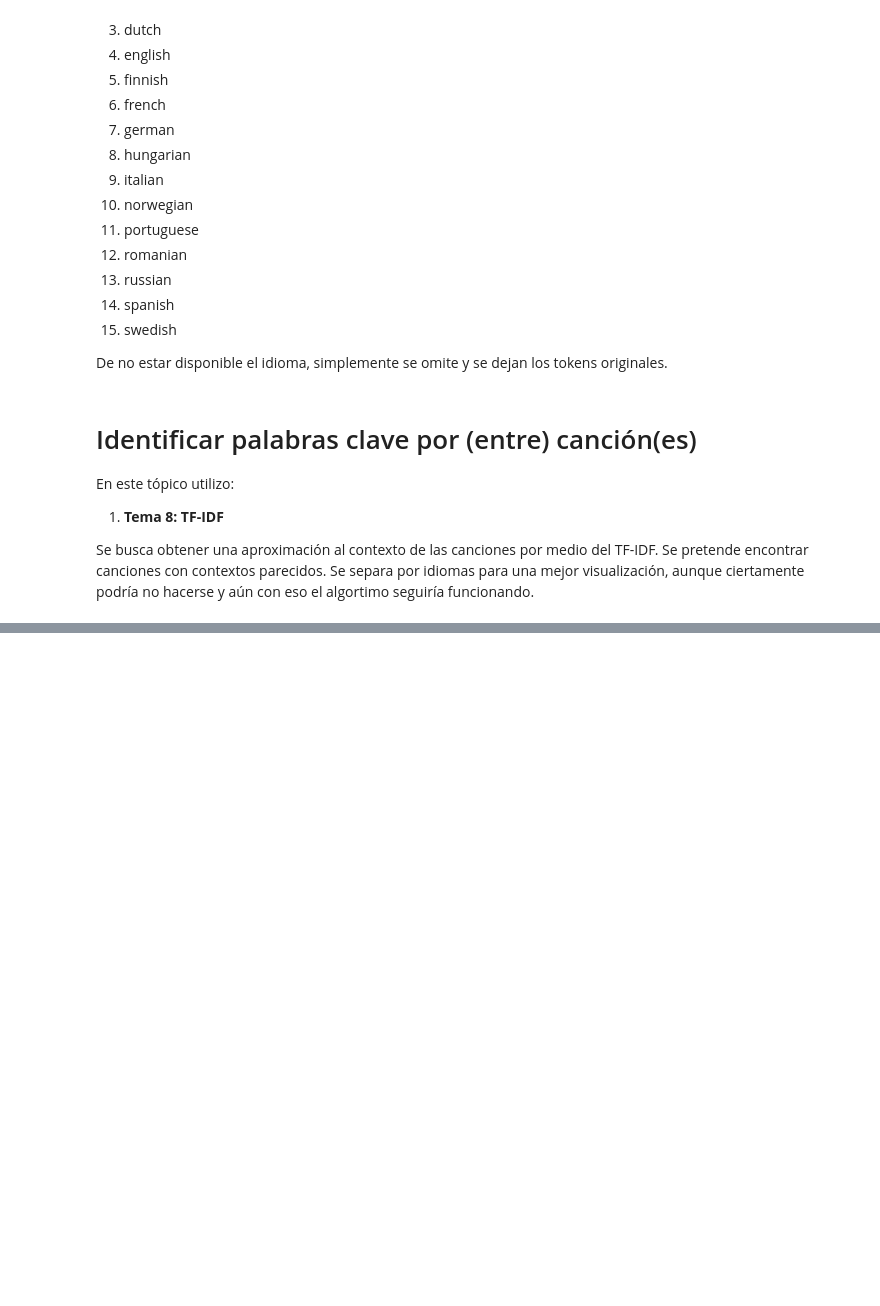
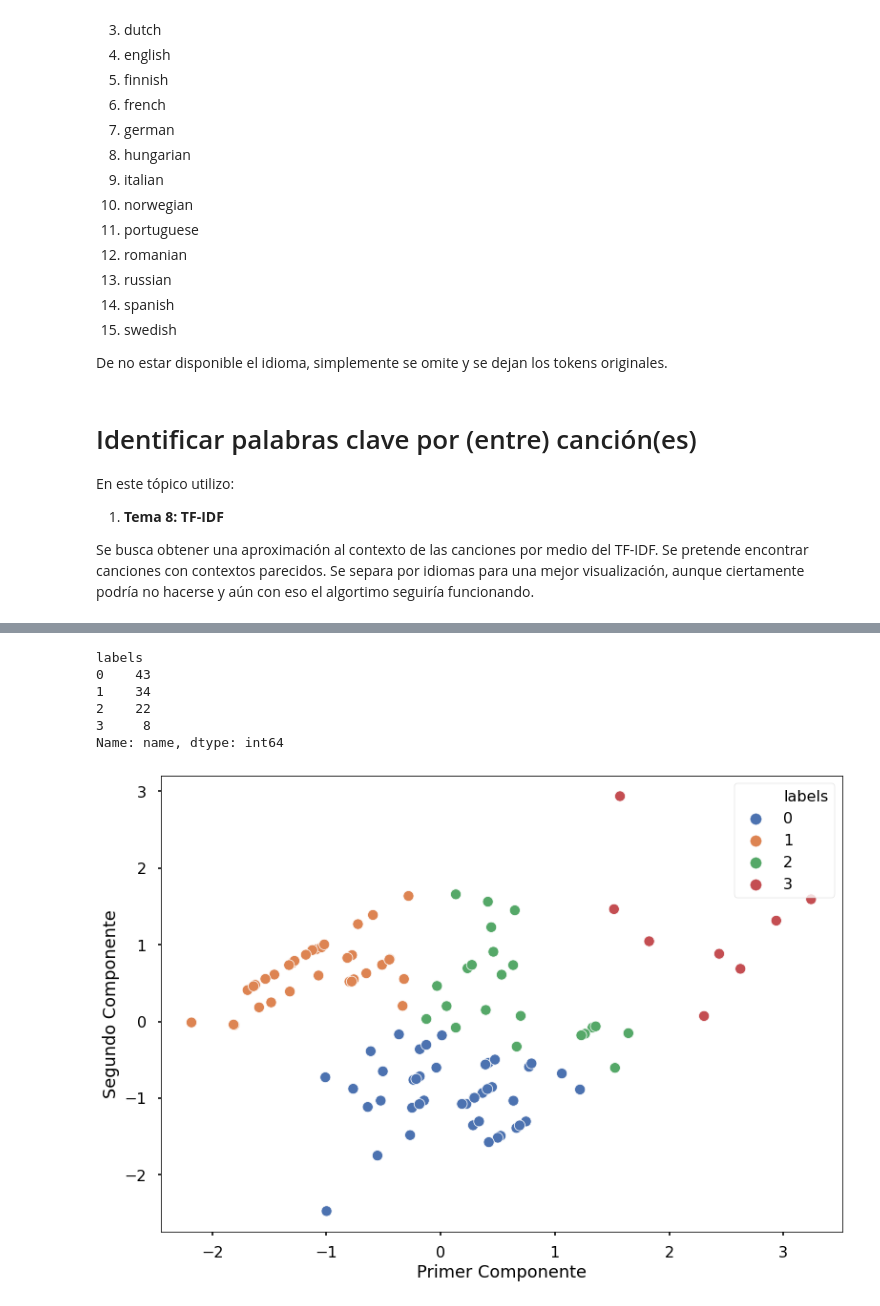
Before and after one commit to FisherPearson/Salud-Mental-Canciones, a Jupyter notebook: Funciones_Salud_Mental.ipynb, the cells around one changed output, grey strips where cells are left out. Cells and saved outputs as stored; diff of their text form; code cells hidden in the pictures; blank space fills up the shorter version.

```diff
--- a/Funciones_Salud_Mental.ipynb
+++ b/Funciones_Salud_Mental.ipynb
@@ -350,0 +600,23 @@ def palabras_mas_representativas_idioma(df, idioma):
+# %%
+kmeans = KMeans(n_clusters=4, random_state=8).fit(X)
+labels = kmeans.predict(X)
+
+datos["labels"] = labels
+# %%
+datos.groupby("labels")["name"].count()
+# %% [output]
+labels
+0    43
+1    34
+2    22
+3     8
+Name: name, dtype: int64
+# %%
+a = pd.DataFrame(X)
+a["labels"] = labels
+sns.scatterplot(data=a, x=0, y=1, hue = "labels",palette="deep")
+plt.xlabel("Primer Componente")
+plt.ylabel("Segundo Componente")
+plt.show()
+# %% [output]
+[figure, added]
```
Also changed, not shown: parts of 31 cells of this notebook.
